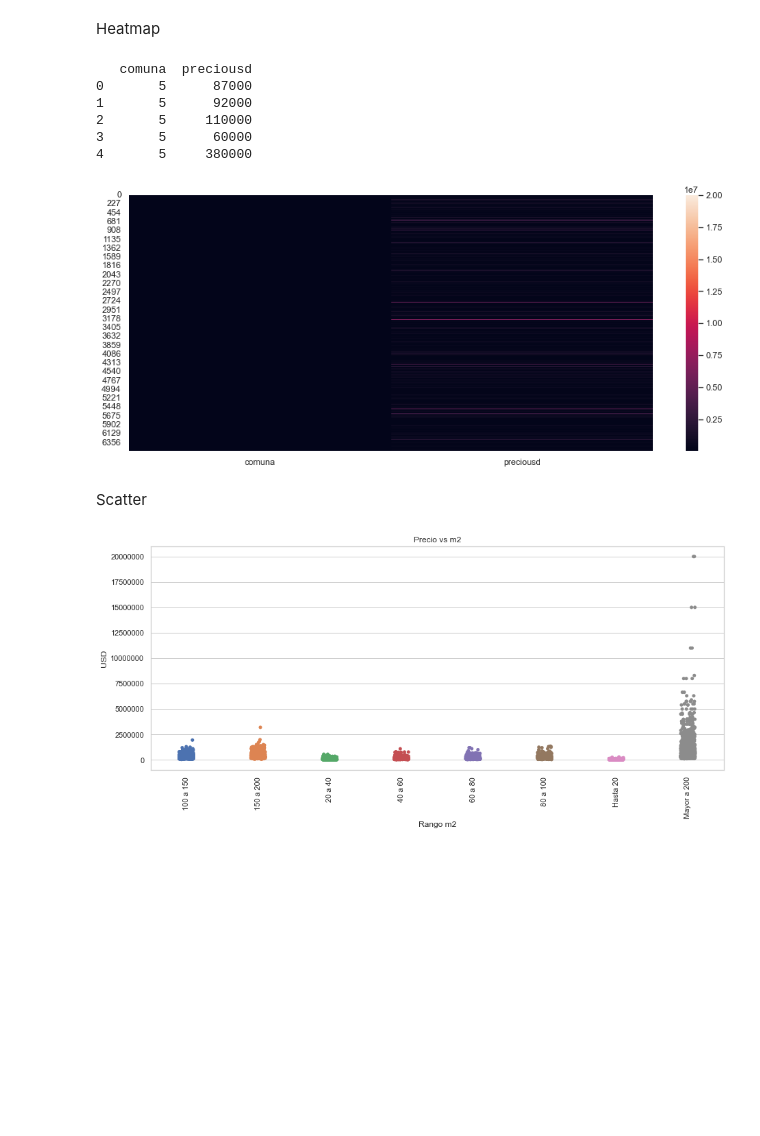
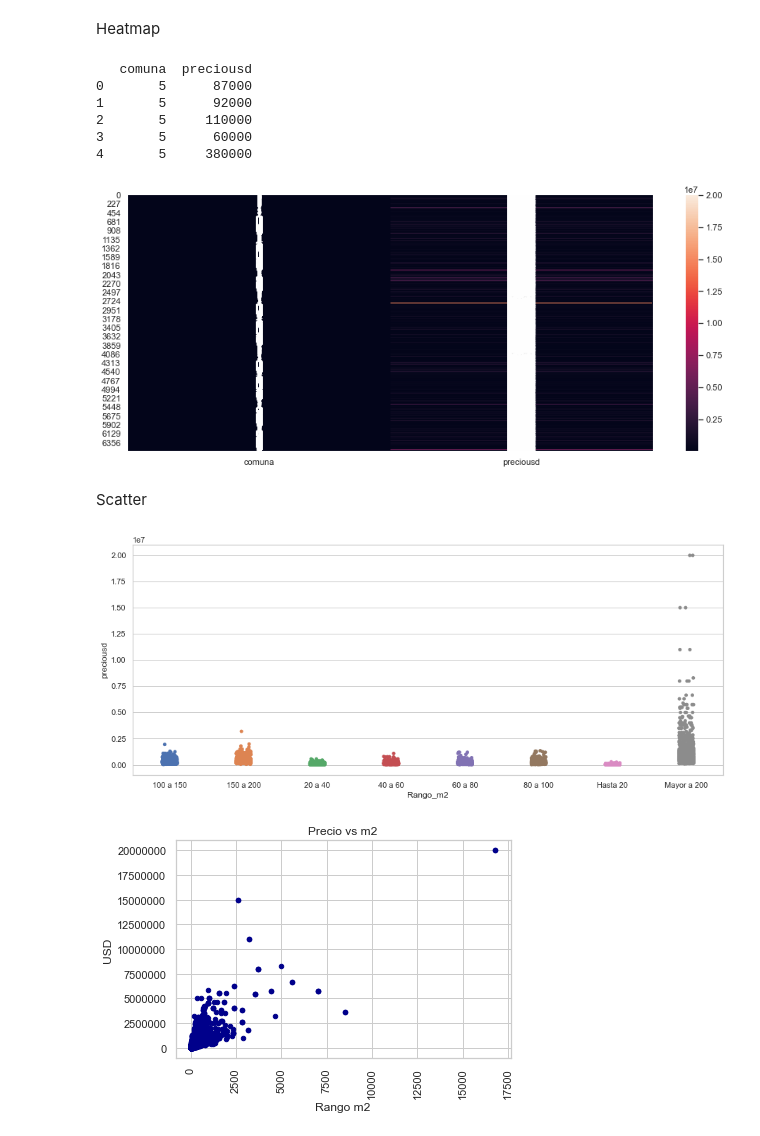
Before and after one commit to stevennm/data_science_utn_clusterai2021_Martins, a Jupyter notebook: clusterai_Steven_Martins_eda.ipynb, the cells around one changed output. Cells and saved outputs as stored; diff of their text form; code cells hidden in the pictures; blank space fills up the shorter version.

Commit message:
Update clusterai_Steven_Martins_eda.ipynb
Scatter nuevo

```diff
--- a/clusterai_Steven_Martins_eda.ipynb
+++ b/clusterai_Steven_Martins_eda.ipynb
@@ -179,7 +179,7 @@ Heatmap
 graf_map = df[["comuna","preciousd",]]
 print(graf_map.head())
 plt.figure(figsize=(15,6))
-ax = sns.heatmap(data=graf_map)
+ax = sns.heatmap(graf_map, annot=True)
 
 
 plt.show()
@@ -190,31 +190,33 @@ plt.show()
 2       5     110000
 3       5      60000
 4       5     380000
-[figure, old version]
+[figure, new version]
 # %% [markdown]
 Scatter
 # %%
 scatter = df
 scatter.loc[(scatter["m2"]<=20), "Rango_m2"] = "Hasta 20"
 scatter.loc[(scatter["m2"]>20)&(scatter["m2"]<=40), "Rango_m2"] = "20 a 40"
 scatter.loc[(scatter["m2"]>40)&(scatter["m2"]<=60), "Rango_m2"] = "40 a 60"
 scatter.loc[(scatter["m2"]>60)&(scatter["m2"]<=80), "Rango_m2"] = "60 a 80"
 scatter.loc[(scatter["m2"]>80)&(scatter["m2"]<=100), "Rango_m2"] = "80 a 100"
 scatter.loc[(scatter["m2"]>100)&(scatter["m2"]<=150), "Rango_m2"] = "100 a 150"
 scatter.loc[(scatter["m2"]>150)&(scatter["m2"]<=200), "Rango_m2"] = "150 a 200"
 scatter.loc[(scatter["m2"]>200), "Rango_m2"] = "Mayor a 200"
 scatter.sort_values("m2")
 
 plt.figure(figsize=(15,6))
 sns.set_theme(style="whitegrid")
 ax = sns.stripplot(x=scatter.Rango_m2.sort_values(ascending = True), y="preciousd", data=df)
+ax1 = df.plot.scatter(x='m2',  y='preciousd', c='DarkBlue')
 
 plt.title("Precio vs m2")
 plt.ylabel("USD")
 plt.xlabel("Rango m2")
 
 plt.ticklabel_format(style='plain', axis='y')
 plt.xticks(rotation=90)
 plt.show()
 # %% [output]
-[figure, old version]
+[figure, new version]
+[figure, added]
```
